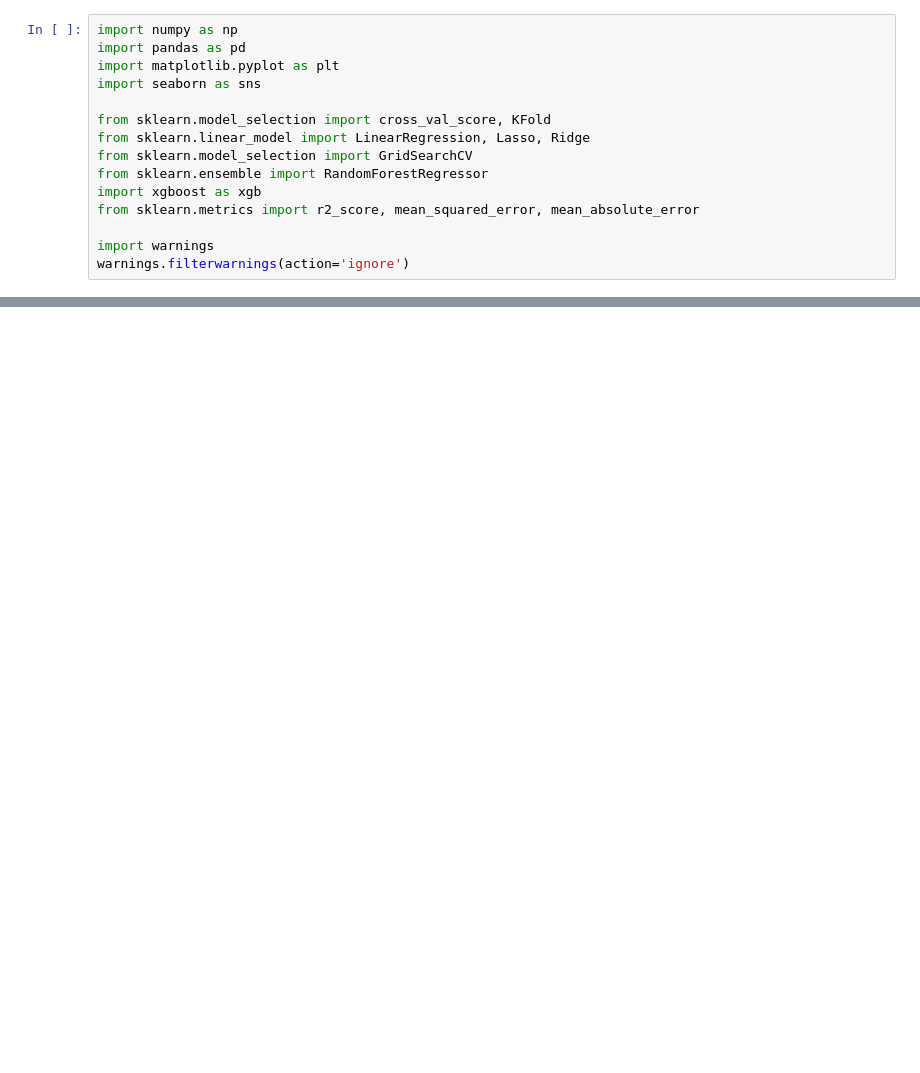
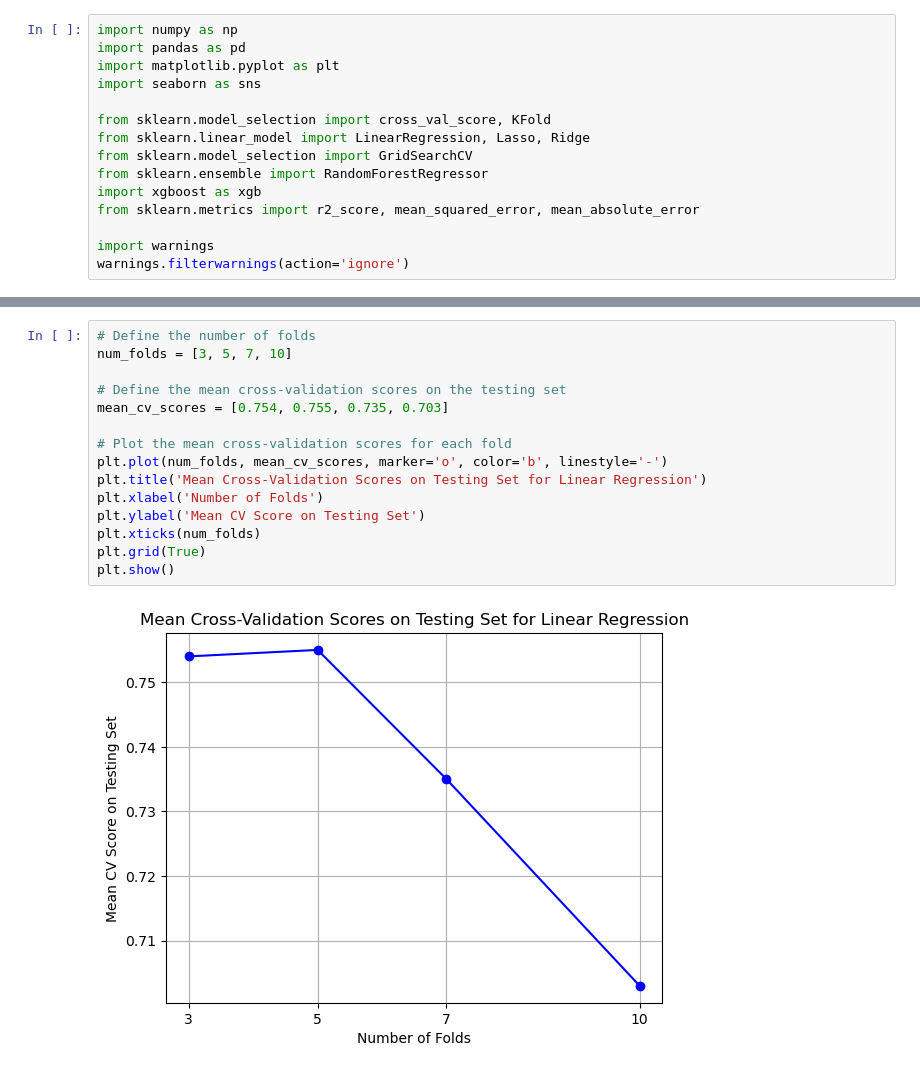
Before and after one commit to aysebsengul/Capstone_2_Water-Quality-Index, a Jupyter notebook: 5_Modeling.ipynb, the cells around one changed output, grey strips where cells are left out. Cells and saved outputs as stored; diff of their text form; blank space fills up the shorter version.

```diff
--- a/5_Modeling.ipynb
+++ b/5_Modeling.ipynb
@@ -156,0 +172,17 @@ plt.show()
+# %%
+# Define the number of folds
+num_folds = [3, 5, 7, 10]
+
+# Define the mean cross-validation scores on the testing set
+mean_cv_scores = [0.754, 0.755, 0.735, 0.703]
+
+# Plot the mean cross-validation scores for each fold
+plt.plot(num_folds, mean_cv_scores, marker='o', color='b', linestyle='-')
+plt.title('Mean Cross-Validation Scores on Testing Set for Linear Regression')
+plt.xlabel('Number of Folds')
+plt.ylabel('Mean CV Score on Testing Set')
+plt.xticks(num_folds)
+plt.grid(True)
+plt.show()
+# %% [output]
+[figure, added]
```
Also changed, not shown: parts of 56 cells of this notebook.
